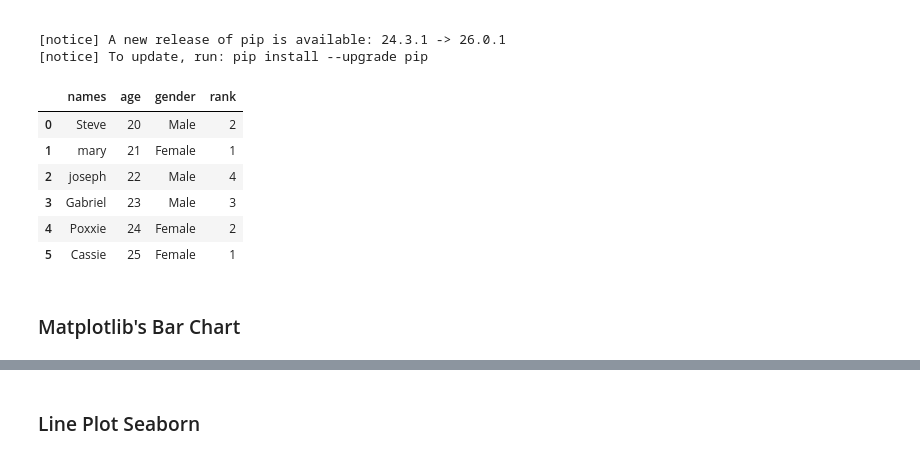
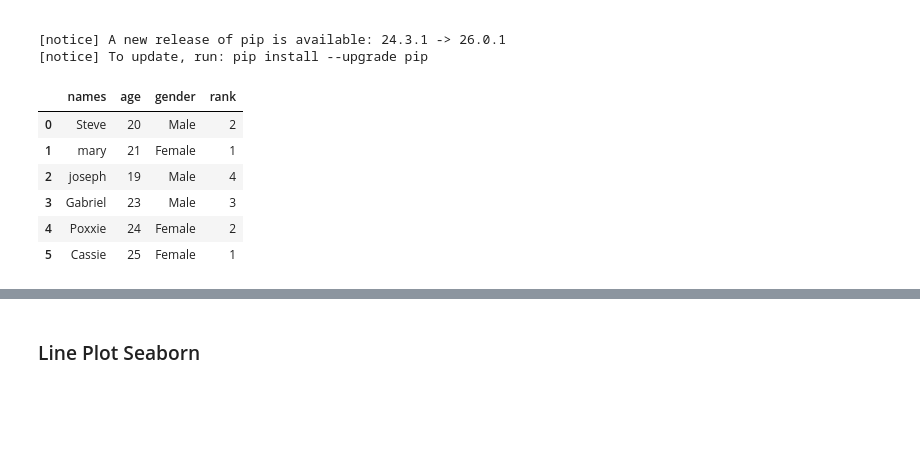
Before and after one commit to MaryWagura/python_for_deep_learning, a Jupyter notebook: notebooks/04_01b.ipynb, the cells around one changed output, grey strips where cells are left out. Cells and saved outputs as stored; diff of their text form; code cells hidden in the pictures; blank space fills up the shorter version.

Commit message:
seaborn and charts

```diff
--- a/notebooks/04_01b.ipynb
+++ b/notebooks/04_01b.ipynb
@@ -25,18 +25,16 @@ import seaborn as sns
 from pandas import DataFrame
 # %%
 dataSet = {'names': ['Steve', 'mary', 'joseph', 'Gabriel', 'Poxxie', 'Cassie'],
-           'age':[20,21,22,23,24,25],
+           'age':[20,21,19,23,24,25],
            'gender':['Male', 'Female','Male', 'Male', 'Female', 'Female'],                                         'rank':[2,1,4,3,2,1] }
 
 df=DataFrame(dataSet)
 df
 # %% [output]
 |  | names | age | gender | rank |
 | 0 | Steve | 20 | Male | 2 |
 | 1 | mary | 21 | Female | 1 |
-| 2 | joseph | 22 | Male | 4 |
+| 2 | joseph | 19 | Male | 4 |
 | 3 | Gabriel | 23 | Male | 3 |
 | 4 | Poxxie | 24 | Female | 2 |
 | 5 | Cassie | 25 | Female | 1 |
-# %% [markdown]
-### Matplotlib's Bar Chart
```
Also changed, not shown: parts of 9 cells of this notebook.
